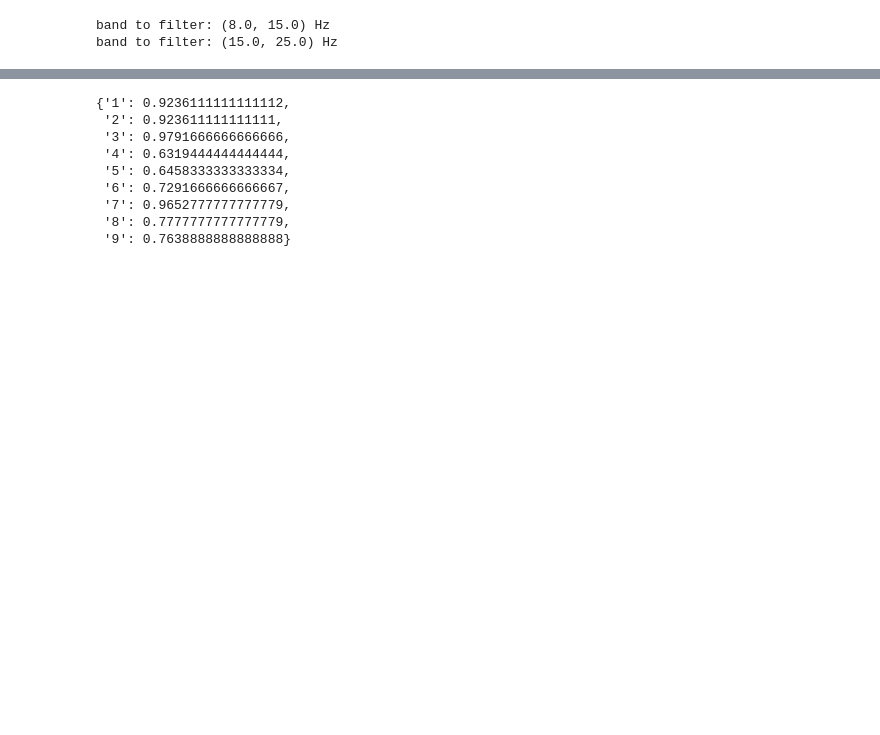
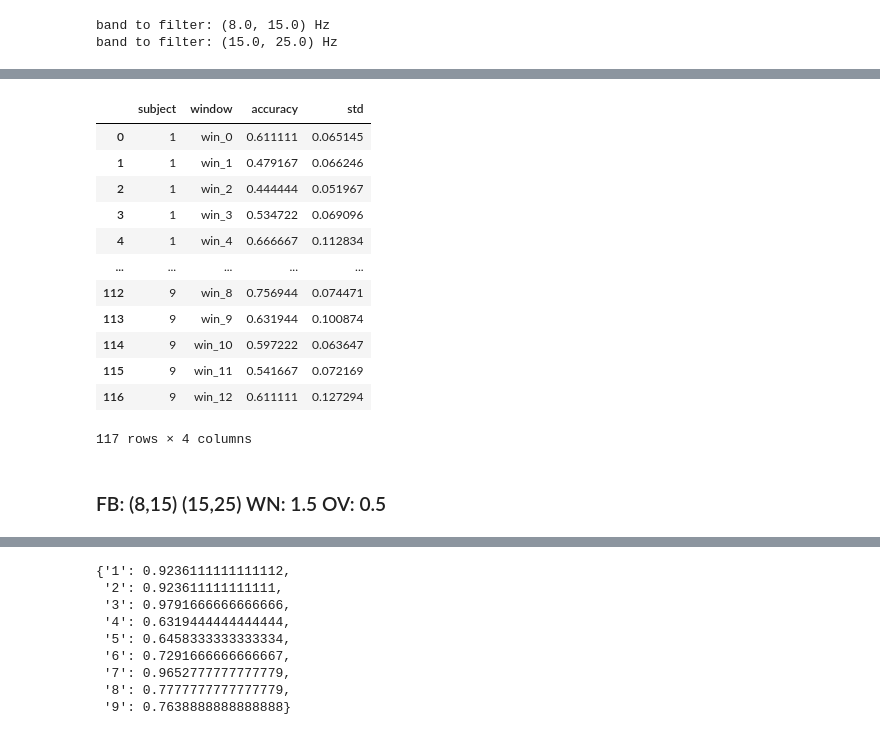
Before and after one commit to UN-GCPDS/python-gcpds.MI_prediction, a Jupyter notebook: Examples/Test_validation.ipynb, the cells around one changed output, grey strips where cells are left out. Drawn from its saved outputs; the diff is of its cells as text; code cells hidden in the pictures; blank space fills up the shorter version.

```diff
--- a/Examples/Test_validation.ipynb
+++ b/Examples/Test_validation.ipynb
@@ -342,0 +335,21 @@ get_scores(acc,'test')
+# %%
+acc = get_scores(data,'train')
+acc_ts = get_scores(data,'test')
+# %%
+acc
+# %% [output]
+|  | subject | window | accuracy | std |
+| 0 | 1 | win_0 | 0.611111 | 0.065145 |
+| 1 | 1 | win_1 | 0.479167 | 0.066246 |
+| 2 | 1 | win_2 | 0.444444 | 0.051967 |
+| 3 | 1 | win_3 | 0.534722 | 0.069096 |
+| 4 | 1 | win_4 | 0.666667 | 0.112834 |
+| ... | ... | ... | ... | ... |
+| 112 | 9 | win_8 | 0.756944 | 0.074471 |
+| 113 | 9 | win_9 | 0.631944 | 0.100874 |
+| 114 | 9 | win_10 | 0.597222 | 0.063647 |
+| 115 | 9 | win_11 | 0.541667 | 0.072169 |
+| 116 | 9 | win_12 | 0.611111 | 0.127294 |
+117 rows × 4 columns
+# %% [markdown]
+### FB: (8,15) (15,25) WN: 1.5 OV: 0.5
```
Also changed, not shown: parts of 28 cells of this notebook.
